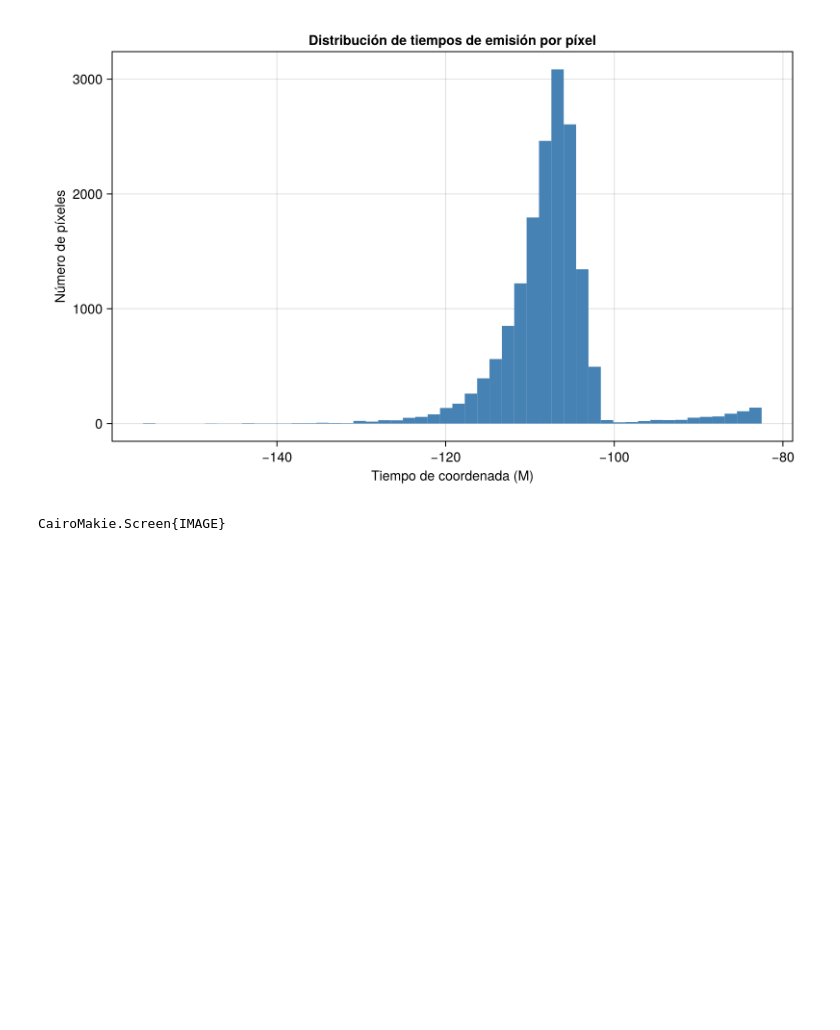
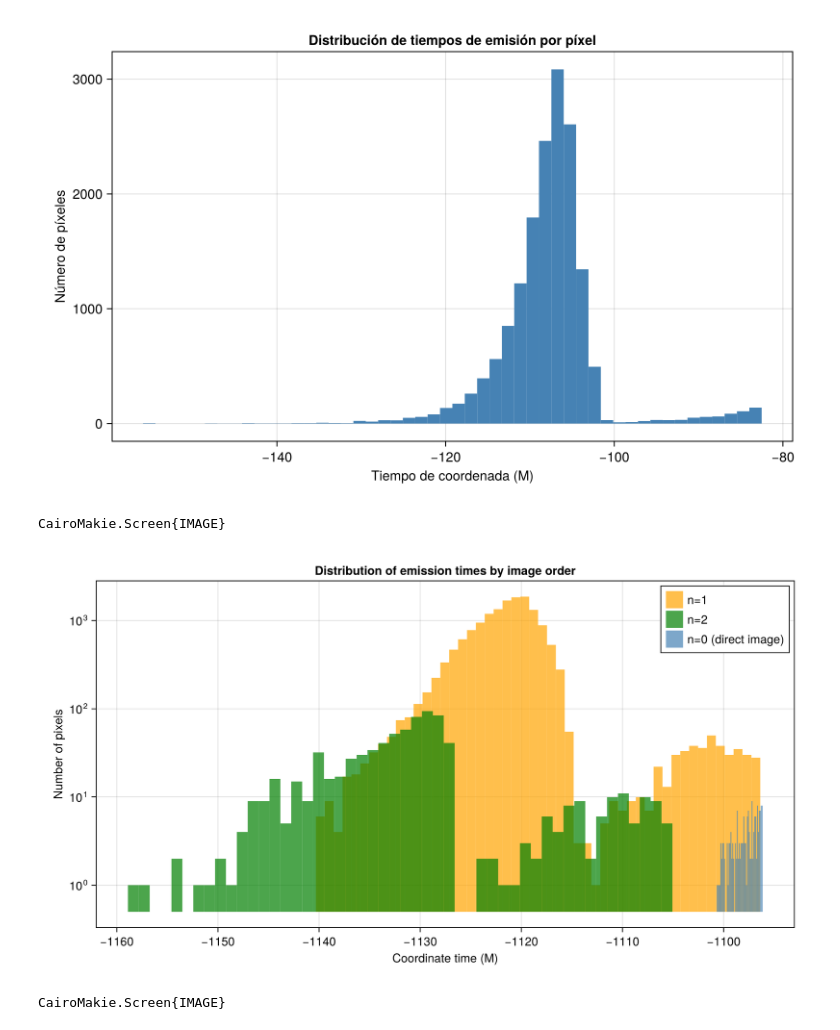
Before and after one commit to drojaspater/JipoleBrisk, a Jupyter notebook: example_notebooks/SlowLightGRMHD.ipynb, the cells around one changed output. Cells and saved outputs as stored; diff of their text form; code cells hidden in the pictures; blank space fills up the shorter version.

```diff
--- a/example_notebooks/SlowLightGRMHD.ipynb
+++ b/example_notebooks/SlowLightGRMHD.ipynb
@@ -840,3 +914,33 @@ display(fig)
 # %% [output]
 [figure]
 CairoMakie.Screen{IMAGE}
+# %%
+using CairoMakie
+
+# Extraer tiempos de emisión del último paso de cada geodésica
+t_emission = [all_geodesics[i,j][end].X[1] for i in 1:128, j in 1:128]
+
+# Separar por orden de imagen
+t_n0 = [t_emission[i,j] for i in 1:128, j in 1:128 if midplane_crossings[i,j] == 0]
+t_n1 = [t_emission[i,j] for i in 1:128, j in 1:128 if midplane_crossings[i,j] == 1]
+t_n2 = [t_emission[i,j] for i in 1:128, j in 1:128 if midplane_crossings[i,j] == 2]
+
+# Histograma
+fig = Figure(size=(900, 500))
+ax = Axis(fig[1,1],
+    title = "Distribution of emission times by image order",
+    xlabel = "Coordinate time (M)",
+    ylabel = "Number of pixels",
+    yscale = log10)
+
+hist!(ax, t_n1, bins=50, color=(:orange,    0.7),  label="n=1")
+hist!(ax, t_n2, bins=50, color=(:green,     0.7),  label="n=2")
+hist!(ax, t_n0, bins=50, color=(:steelblue, 0.7),  label="n=0 (direct image)")
+
+axislegend(ax)
+
+save("histogram_times.png", fig)
+display(fig)
+# %% [output]
+[figure, added]
+CairoMakie.Screen{IMAGE}
```
Also changed, not shown: parts of 13 cells of this notebook, 5 other files.
